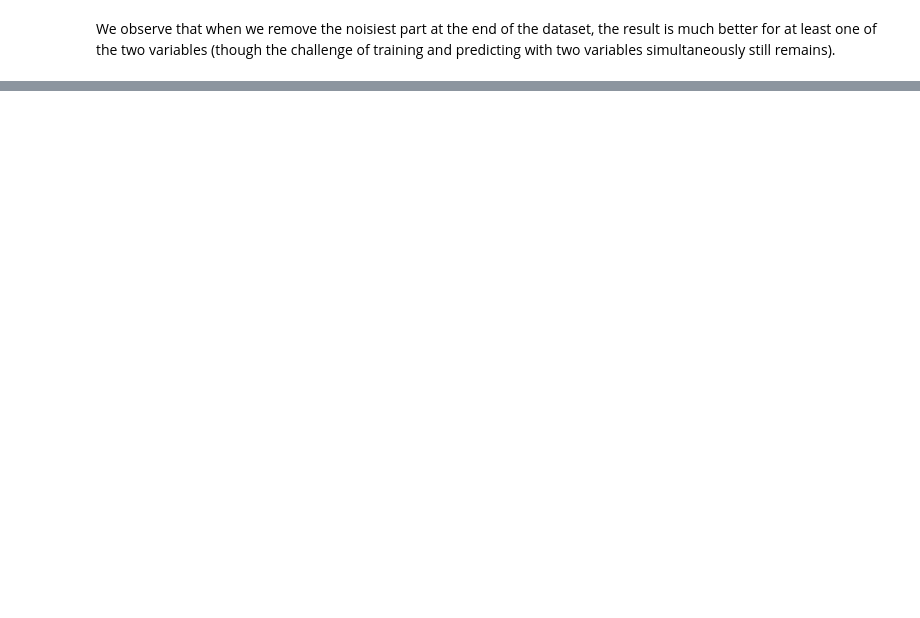
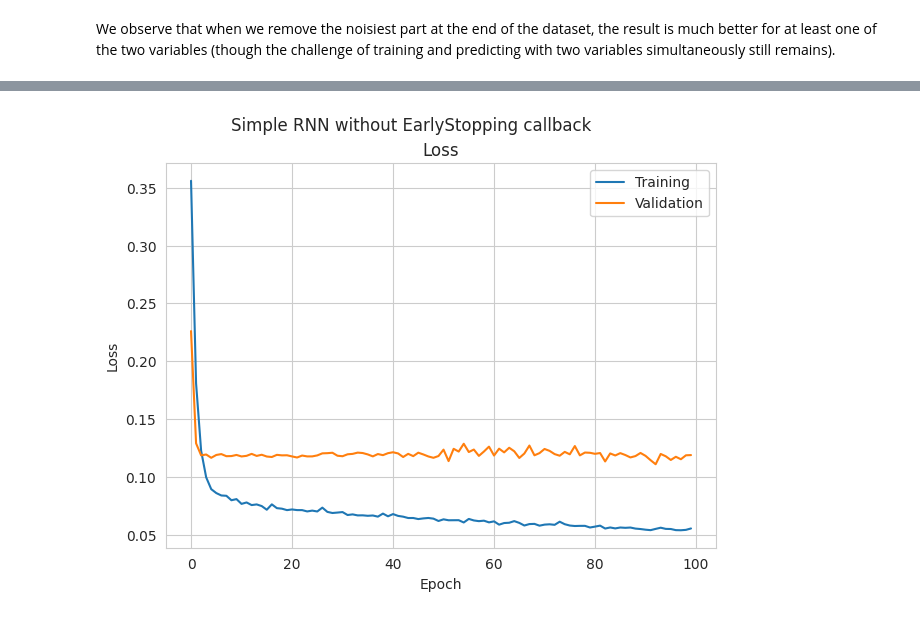
Before and after one commit to svalbuenaa/deep_learning_RNNs, a Jupyter notebook: deep-learning-rnns.ipynb, the cells around one changed output, grey strips where cells are left out. Drawn from its saved outputs; the diff is of its cells as text; code cells hidden in the pictures; blank space fills up the shorter version.

```diff
--- a/deep-learning-rnns.ipynb
+++ b/deep-learning-rnns.ipynb
@@ -752,0 +968,29 @@ We observe that when we remove the noisiest part at the end of the dataset, the
+# %%
+K.clear_session()
+
+# Input and output for all models with two variables
+n_features = output_size = 2
+
+# Define model
+model_RNN_simple_more_patience = Sequential()
+model_RNN_simple_more_patience.add(tf.keras.layers.Input(shape=(window_size,n_features)))
+model_RNN_simple_more_patience.add(tf.keras.layers.SimpleRNN(units=12, dropout=0.1, return_sequences=False))
+model_RNN_simple_more_patience.add(tf.keras.layers.Dense(units=6, activation="relu"))
+model_RNN_simple_more_patience.add(tf.keras.layers.Dense(units=output_size, activation="linear"))
+
+# Compile
+model_RNN_simple_more_patience.compile(optimizer="RMSProp", loss="mae")
+model_RNN_simple_more_patience.summary()
+
+start = time.time()
+
+# Training
+history_model_RNN_simple_more_patience = model_RNN_simple_more_patience.fit(
+    x=X_train,
+    y=y_train,
+    epochs=100,
+    batch_size=20,
+    shuffle=False,
+    validation_data=(X_test, y_test))
+
+print("Training time: "+str(time.time()-start)+" seconds")
@@ -752,0 +1028,5 @@ We observe that when we remove the noisiest part at the end of the dataset, the
+# %%
+# Show training and validation curves
+loss_acc_plot(history_model_RNN_simple_more_patience,"Simple RNN without EarlyStopping callback")
+# %% [output]
+[figure, added]
```
Also changed, not shown: parts of 22 cells of this notebook.
